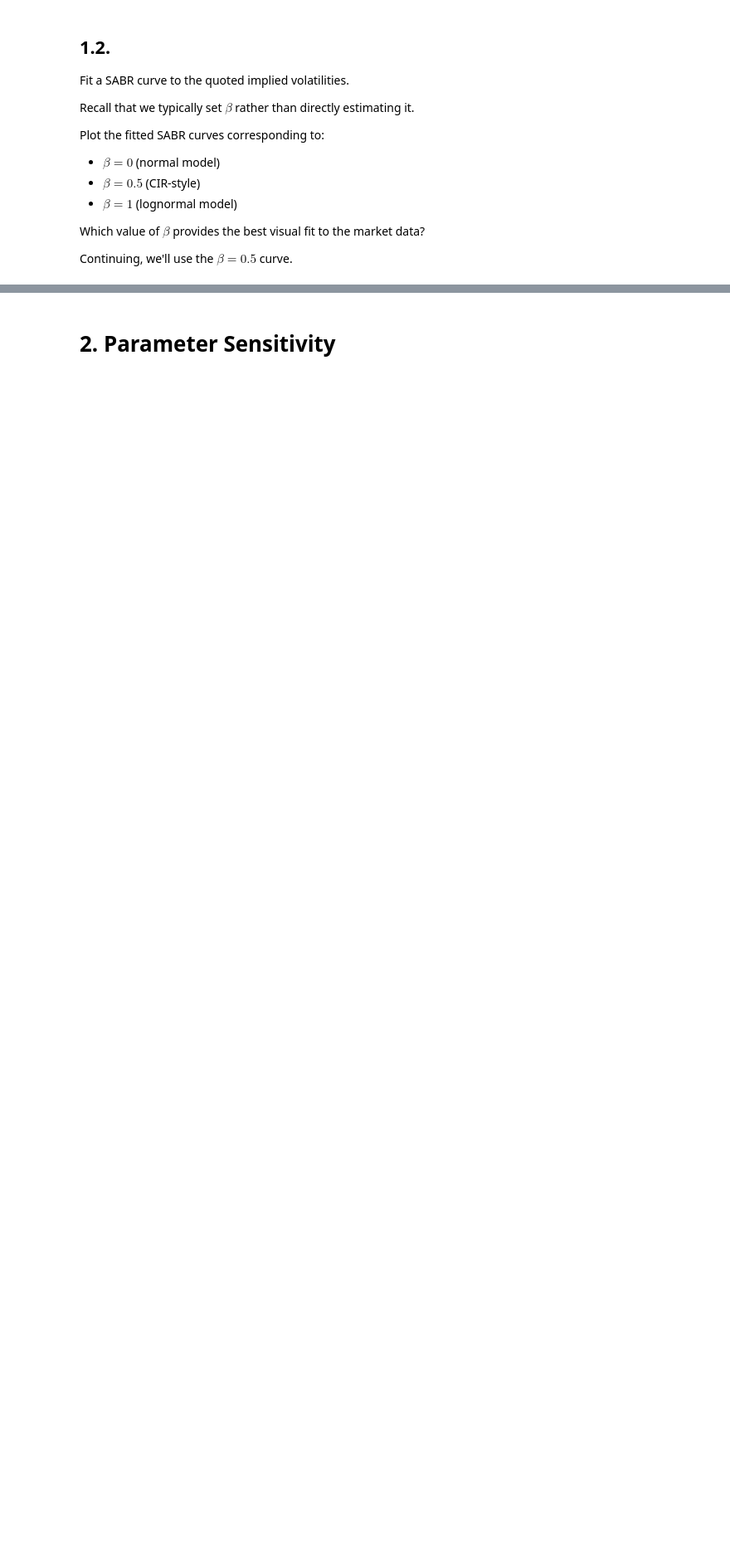
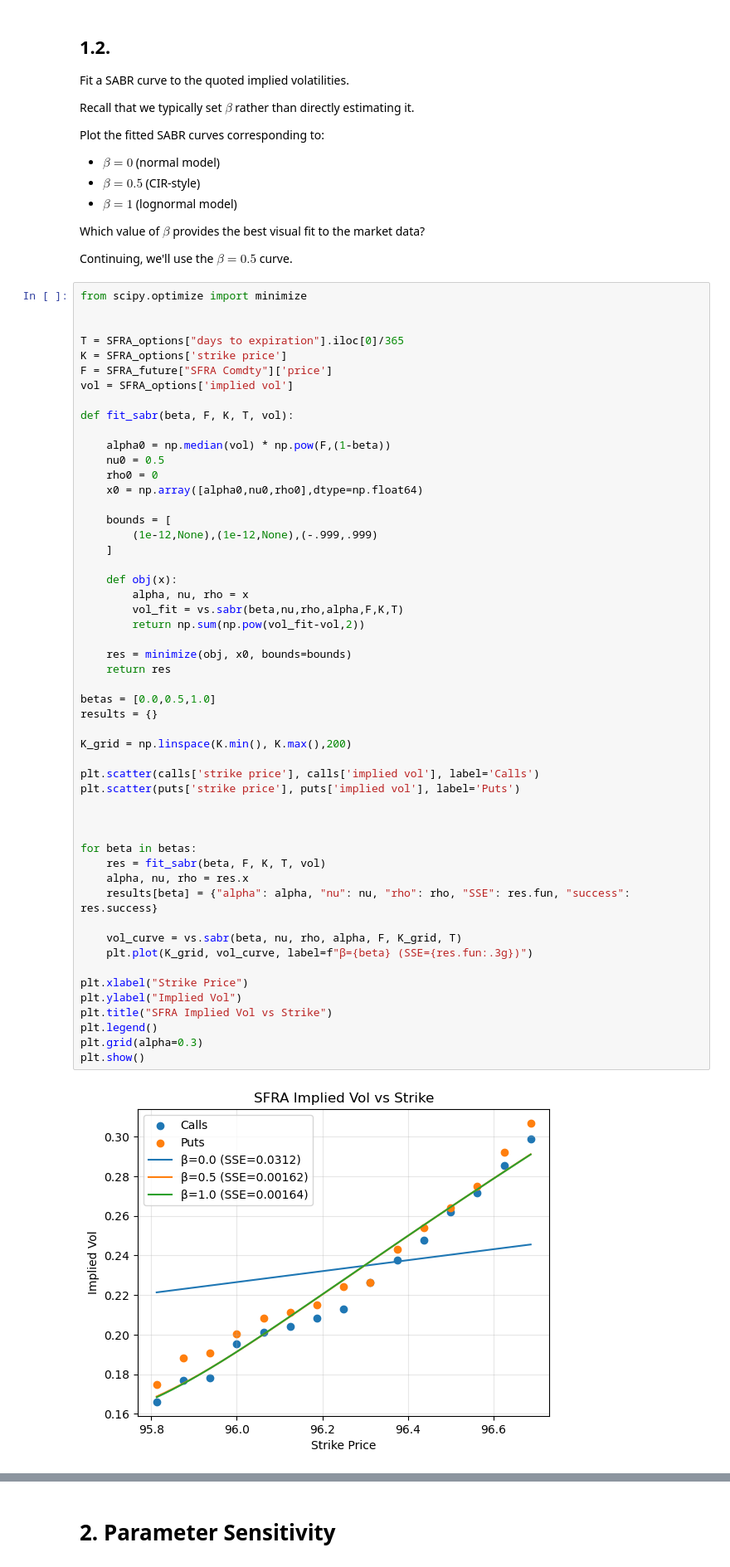
Before and after one commit to reecevdw/FINM-375-GROUP-B, a Jupyter notebook: hw3/E.8.1.%20SABR%20Calibration%20and%20Hedging.ipynb, the cells around one changed output, grey strips where cells are left out. Shown at 83% size. Saved outputs shown, nothing was run; the diff lists cells and outputs as text; blank space fills up the shorter version.

```diff
--- a/hw3/E.8.1.%20SABR%20Calibration%20and%20Hedging.ipynb
+++ b/hw3/E.8.1.%20SABR%20Calibration%20and%20Hedging.ipynb
@@ -42,3 +72,57 @@ Plot the fitted SABR curves corresponding to:
 Which value of $\beta$ provides the best visual fit to the market data?
 
 Continuing, we'll use the $\beta=0.5$ curve.
+# %%
+from scipy.optimize import minimize
+
+
+T = SFRA_options["days to expiration"].iloc[0]/365
+K = SFRA_options['strike price']
+F = SFRA_future["SFRA Comdty"]['price']
+vol = SFRA_options['implied vol']
+
+def fit_sabr(beta, F, K, T, vol):
+
+    alpha0 = np.median(vol) * np.pow(F,(1-beta))
+    nu0 = 0.5
+    rho0 = 0
+    x0 = np.array([alpha0,nu0,rho0],dtype=np.float64)
+
+    bounds = [
+        (1e-12,None),(1e-12,None),(-.999,.999)
+    ]
+
+    def obj(x):
+        alpha, nu, rho = x
+        vol_fit = vs.sabr(beta,nu,rho,alpha,F,K,T)
+        return np.sum(np.pow(vol_fit-vol,2))
+
+    res = minimize(obj, x0, bounds=bounds)
+    return res
+
+betas = [0.0,0.5,1.0]
+results = {}
+
+K_grid = np.linspace(K.min(), K.max(),200)
+
+plt.scatter(calls['strike price'], calls['implied vol'], label='Calls')
+plt.scatter(puts['strike price'], puts['implied vol'], label='Puts')
+
+
+
+for beta in betas:
+    res = fit_sabr(beta, F, K, T, vol)
+    alpha, nu, rho = res.x
+    results[beta] = {"alpha": alpha, "nu": nu, "rho": rho, "SSE": res.fun, "success": res.success}
+
+    vol_curve = vs.sabr(beta, nu, rho, alpha, F, K_grid, T)
+    plt.plot(K_grid, vol_curve, label=f"β={beta} (SSE={res.fun:.3g})")
+
+plt.xlabel("Strike Price")
+plt.ylabel("Implied Vol")
+plt.title("SFRA Implied Vol vs Strike")
+plt.legend()
+plt.grid(alpha=0.3)
+plt.show()
+# %% [output]
+[figure, added]
```
Also changed, not shown: parts of 6 cells of this notebook, 1 other file.
